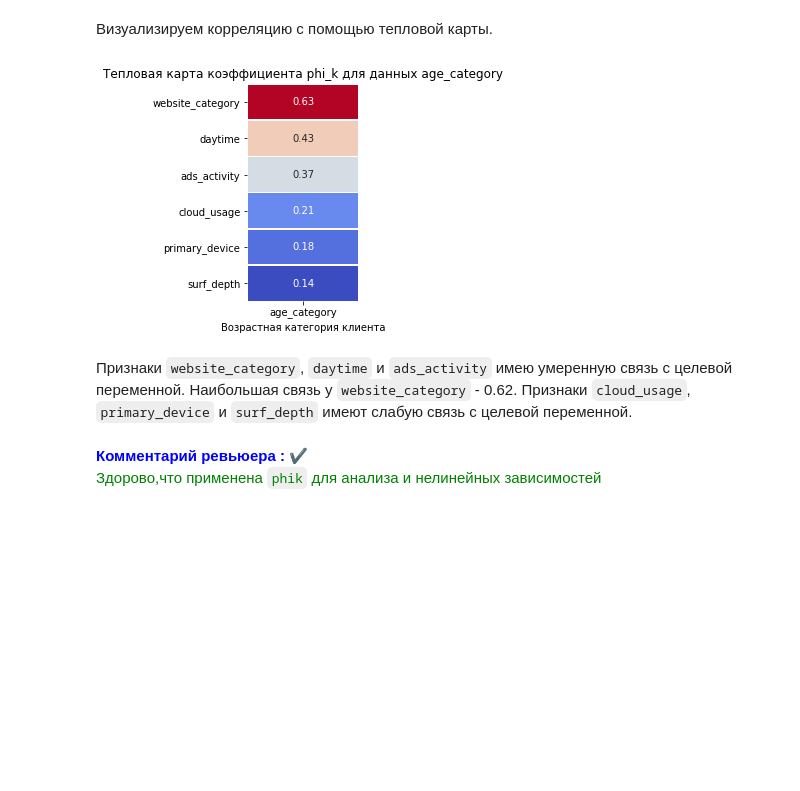
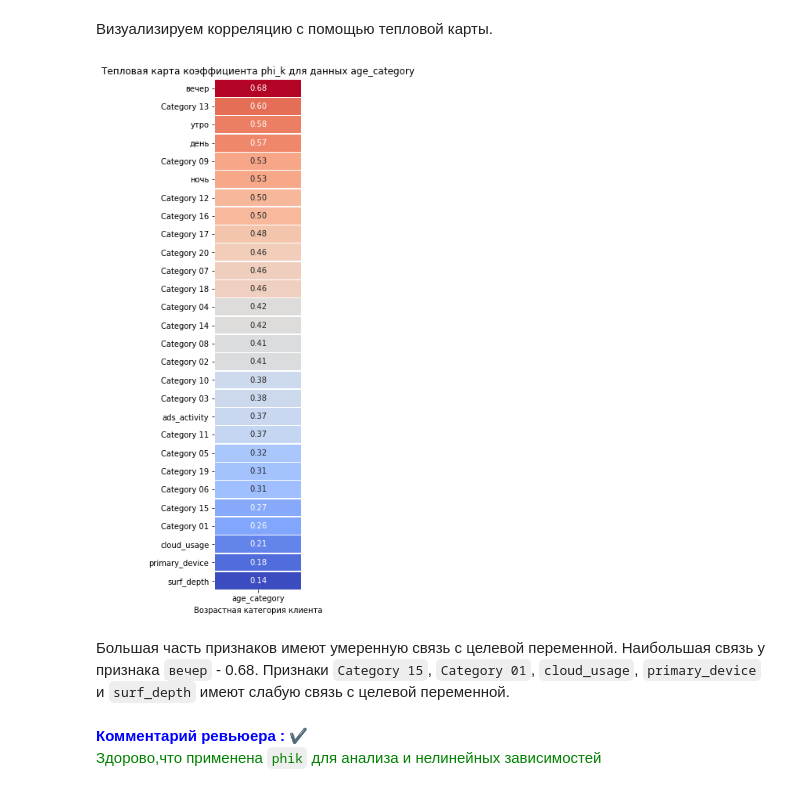
Before and after one commit to alexilin83/ds_sprint_13, a Jupyter notebook: bb0537fc-bcd2-40a1-aa64-24d904954294.ipynb, the cells around one changed output. Cells and saved outputs as stored; diff of their text form; code cells hidden in the pictures; blank space fills up the shorter version.

```diff
--- a/bb0537fc-bcd2-40a1-aa64-24d904954294.ipynb
+++ b/bb0537fc-bcd2-40a1-aa64-24d904954294.ipynb
@@ -362,38 +359,3 @@ for name, data in df_data.items():
 ### Подготовка данных и создание общего датафрейма
 # %% [markdown]
 Напишем функцию которая получает на вход 6 датасетов, делает необходимую обработку и группирует их в общий датафрейм.
-# %%
-def combine_data(ds_s13_users_df, ds_s13_visits_df, ads_activity_df, surf_depth_df, primary_device_df, cloud_usage_df):
-    df_data = {
-        'ds_s13_users_df': ds_s13_users_df,
-        'ds_s13_visits_df': ds_s13_visits_df,
-        'ads_activity_df': ads_activity_df,
-        'surf_depth_df': surf_depth_df,
-        'primary_device_df': primary_device_df,
-        'cloud_usage_df': cloud_usage_df,
-    }
-
-    # группирует данные в датасете `ds_s13_visits` по `user_id`, оставив столбцы `daytime` и `website_category`
-    # в которых назначается самое часто встречающееся значение для конкретного пользователя.
-    # Также добавляет два столбца с количеством уникальных дней и количеством сессий у каждого пользователя.
-    df_data['ds_s13_visits_df'] = df_data['ds_s13_visits_df'].groupby('user_id').agg({
-        'daytime': lambda x: x.mode().iloc[0] if not x.mode().empty else None,
-        'website_category': lambda x: x.mode().iloc[0] if not x.mode().empty else None,
-        'date': ['nunique', 'count']
-    }).reset_index()
-    df_data['ds_s13_visits_df'].columns = ['user_id', 'daytime', 'website_category', 'unique_days', 'total_sessions']
-
-    df_data['ds_s13_visits_df']['avg_sessions_per_day'] = round(
-        (df_data['ds_s13_visits_df']['total_sessions'] / df_data['ds_s13_visits_df']['unique_days']), 3
-    )
-
-    # Удаляем столбцы total_sessions и unique_days.
-    df_data['ds_s13_visits_df'] = df_data['ds_s13_visits_df'].drop(columns=['total_sessions', 'unique_days'])
-
-    # Объединим данные в единый датафрейм по полю user_id, а затем удалим этот столбец, так как это техническая информация.
-    df = df_data['ds_s13_users_df']
-    for name, data in list(df_data.items()):
-        if name != 'ds_s13_users_df':
-            df = pd.merge(df, data, on='user_id', how='left')
-
-    return df
@@ -546,7 +647,7 @@ Name: avg_sessions_per_day, dtype: float64
 
 Построим матрицу корреялии между признаками.
 # %%
-corr_columns = np.concatenate((cat_features, ['age_category']))
+corr_columns = np.concatenate((cat_features, num_features, ['age_category']))
 # %%
 # Вычисляем корреляционную матрицу с использованием phi_k
 correlation_matrix = df[corr_columns].phik_matrix()
@@ -564,22 +674,22 @@ interval columns not set, guessing: ['age_category']
 # %% [markdown]
 Визуализируем корреляцию с помощью тепловой карты.
 # %%
-plt.figure(figsize=(2, 4))
+plt.figure(figsize=(2, 12))
 data_heatmap = correlation_matrix.loc[correlation_matrix.index != 'age_category'][['age_category']].sort_values(by='age_category', ascending=False)
 sns.heatmap(data_heatmap,
     annot=True,
     fmt='.2f',
     cmap='coolwarm',
     linewidths=0.5,
     cbar=False
 )
 plt.title('Тепловая карта коэффициента phi_k для данных age_category')
 plt.xlabel('Возрастная категория клиента')
 plt.show()
 # %% [output]
-[figure, old version]
+[figure, new version]
 # %% [markdown]
-Признаки `website_category`, `daytime` и `ads_activity` имею умеренную связь с целевой переменной. Наибольшая связь у `website_category` - 0.62. Признаки `cloud_usage`, `primary_device` и `surf_depth` имеют слабую связь с целевой переменной.
+Большая часть признаков имеют умеренную связь с целевой переменной. Наибольшая связь у признака `вечер` - 0.68. Признаки `Category 15`, `Category 01`, `cloud_usage`, `primary_device` и `surf_depth` имеют слабую связь с целевой переменной.
 # %% [markdown]
 <font color='blue'><b>Комментарий ревьюера : </b></font> ✔️\
 <font color='green'>Здорово,что применена `phik` для анализа и нелинейных зависимостей</font>
```
Also changed, not shown: parts of 51 cells of this notebook, 1 other file.
